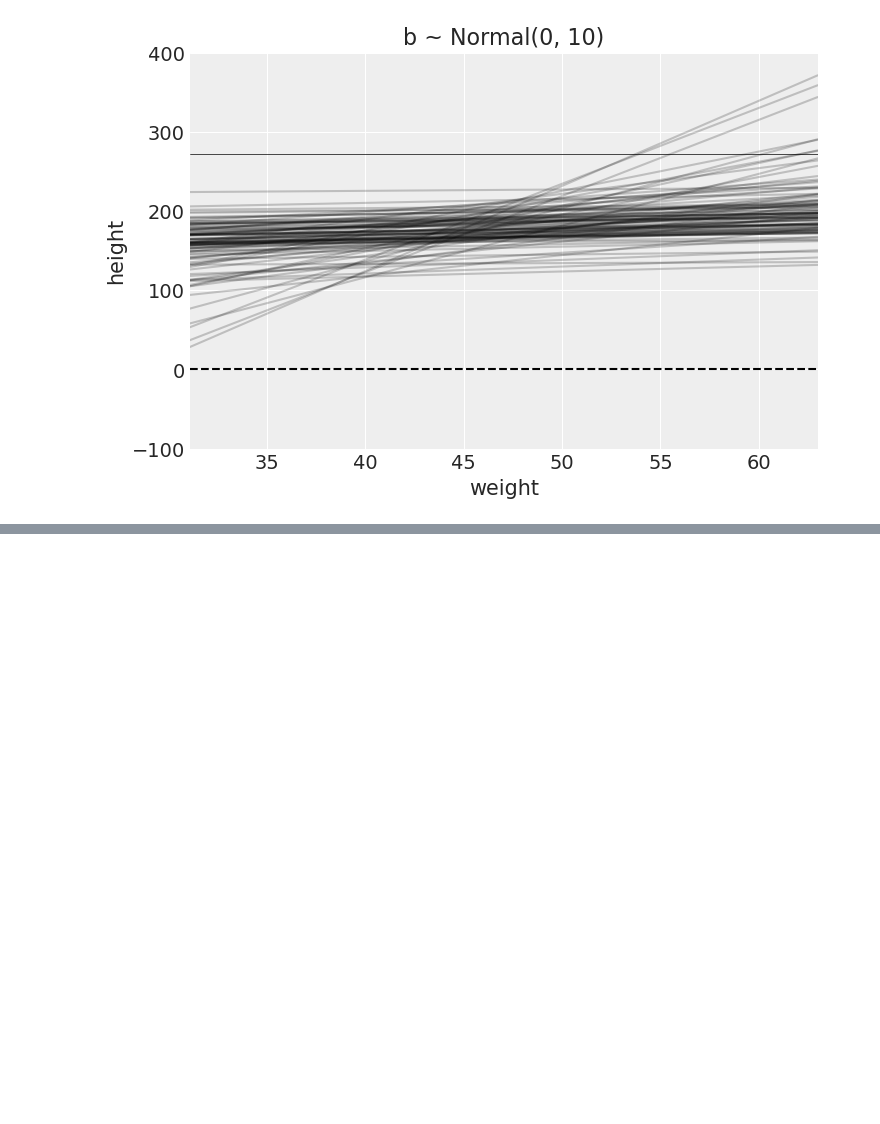
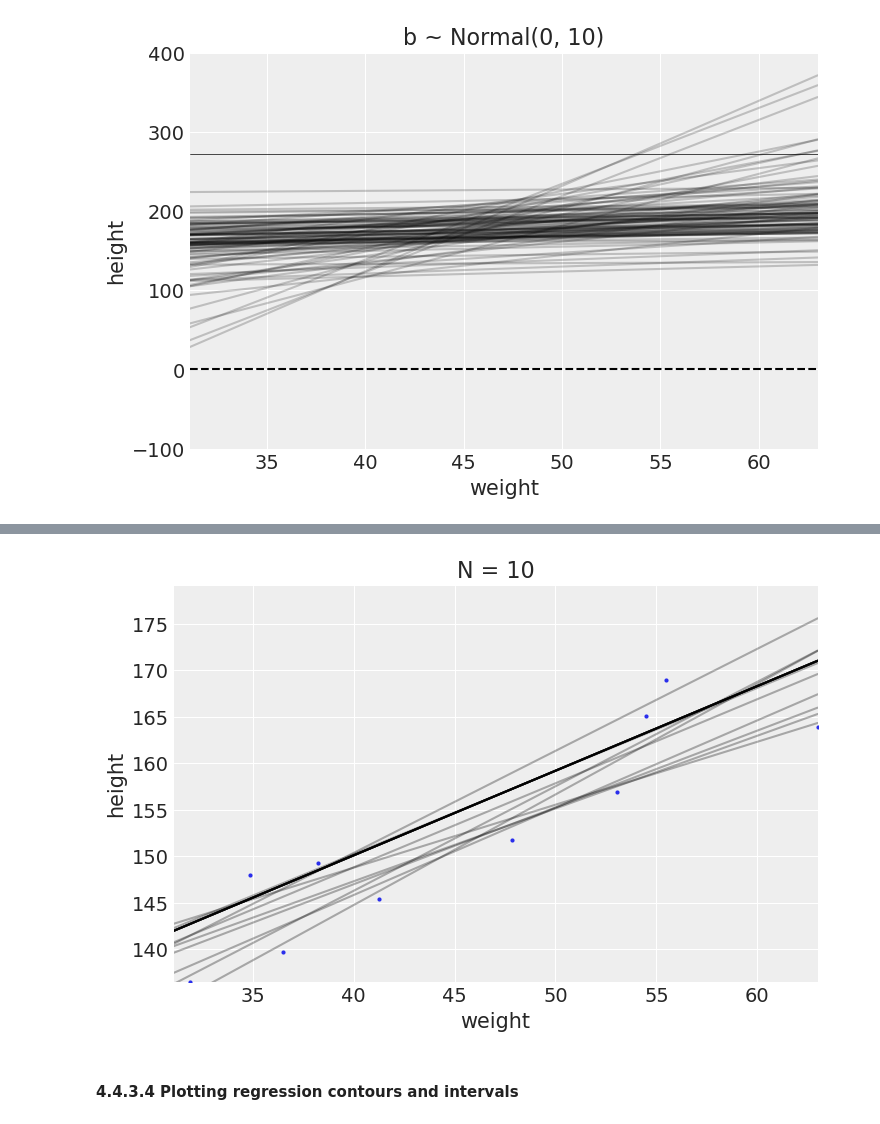
Before and after one commit to krademaker/Pyro, a Jupyter notebook: learning_numpyro/notebooks/SR_ch_4_numpyro.ipynb, the cells around one changed output, grey strips where cells are left out. Drawn from its saved outputs; the diff is of its cells as text; code cells hidden in the pictures; blank space fills up the shorter version.

```diff
--- a/learning_numpyro/notebooks/SR_ch_4_numpyro.ipynb
+++ b/learning_numpyro/notebooks/SR_ch_4_numpyro.ipynb
@@ -522,0 +639,46 @@ plt.show()
+# %%
+# 4.48
+# Extract N samples and re-estimate the model
+
+N = 10
+dN = d2[:N]
+
+def model(weight, height):
+    a = numpyro.sample('a', dist.Normal(178,20))
+    b = numpyro.sample('b', dist.LogNormal(0,1))
+    sigma = numpyro.sample('sigma', dist.Uniform(0,50))
+    mu = a + b * (weight - jnp.mean(weight))
+    numpyro.sample('height', dist.Normal(mu, sigma), obs = height)
+
+mN = AutoLaplaceApproximation(model)
+svi = SVI(
+    model,
+    mN,
+    optim.Adam(1),
+    Trace_ELBO(),
+    weight = dN.weight.values,
+    height = dN.height.values
+)
+
+svi_result = svi.run(random.PRNGKey(0), 1000)
+pN = svi_result.params
+# %%
+# extract 20 samples from the posterior
+post = mN.sample_posterior(random.PRNGKey(1), pN, (N,))
+
+# display raw data and sample size
+ax = az.plot_pair(dN[["weight", "height"]].to_dict(orient="list"))
+ax.set(
+    xlim=(d2.weight.min(), d2.weight.max()),
+    ylim=(d2.height.min(), d2.height.max()),
+    title="N = {}".format(N),
+)
+
+# plot the lines, with transparency
+x = jnp.linspace(d2.weight.min(), d2.weight.max(), 101)
+for i in range(20):
+    plt.plot(x, post["a"][i] + post["b"][i] * (x - dN.weight.mean()), "k", alpha=0.3)
+# %% [output]
+[figure, added]
+# %% [markdown]
+#### 4.4.3.4 Plotting regression contours and intervals
```
Also changed, not shown: parts of 113 cells of this notebook.
